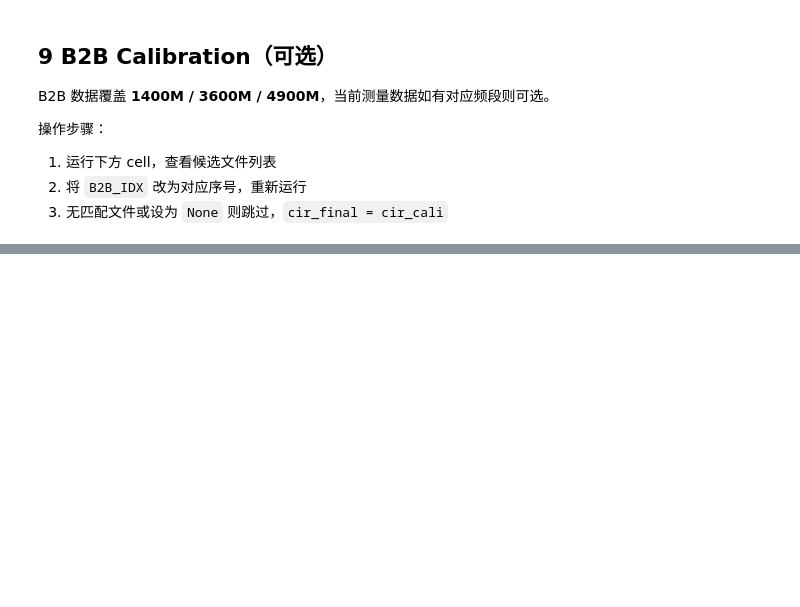
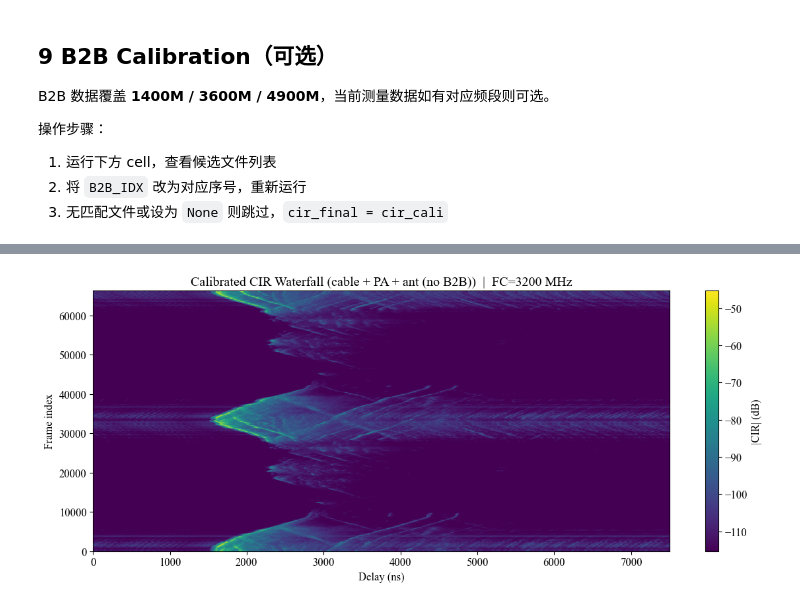
Before and after one commit to UnknownGuo/chan_meas, a Jupyter notebook: notebooks/archive/bin_read_explore_260513_nuaa_campus.ipynb, the cells around one changed output, grey strips where cells are left out. Cells and saved outputs as stored; diff of their text form; code cells hidden in the pictures; blank space fills up the shorter version.

```diff
--- a/notebooks/archive/bin_read_explore_260513_nuaa_campus.ipynb
+++ b/notebooks/archive/bin_read_explore_260513_nuaa_campus.ipynb
@@ -433,0 +458,24 @@ else:
+# %%
+# ── B2B 校准后 CIR Waterfall ──────────────────────────────────────────────
+import torch
+_cir_final_t = torch.from_numpy(cir_final).to(_DEVICE)
+cir_final_db = (20 * torch.log10(_cir_final_t.abs() + 1e-10)).cpu().numpy()
+vmax_f = cir_final_db.max()
+
+plt.figure(figsize=(12, 5))
+plt.imshow(
+    cir_final_db,
+    aspect='auto', origin='lower', cmap='viridis',
+    vmin=vmax_f - 70, vmax=vmax_f,
+    extent=[delay_axis_ns[0], delay_axis_ns[-1], 0, n_frames],
+)
+plt.colorbar(label='|CIR| (dB)')
+plt.xlabel('Delay (ns)')
+plt.ylabel('Frame index')
+plt.xlim([0, 7500])
+label = 'cable + PA + ant + B2B' if B2B_IDX is not None else 'cable + PA + ant (no B2B)'
+plt.title(f'Calibrated CIR Waterfall ({label})  |  FC={FC_MHZ:.0f} MHz')
+plt.tight_layout()
+plt.show()
+# %% [output]
+[figure, added]
```
Also changed, not shown: parts of 15 cells of this notebook, 48 other files.
